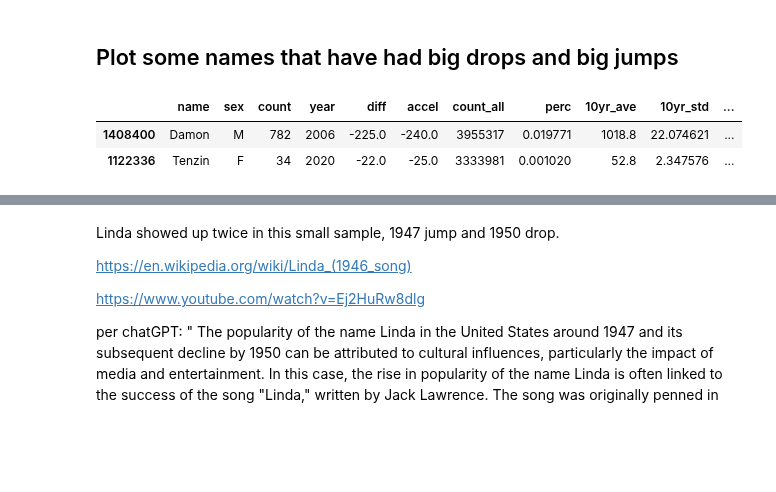
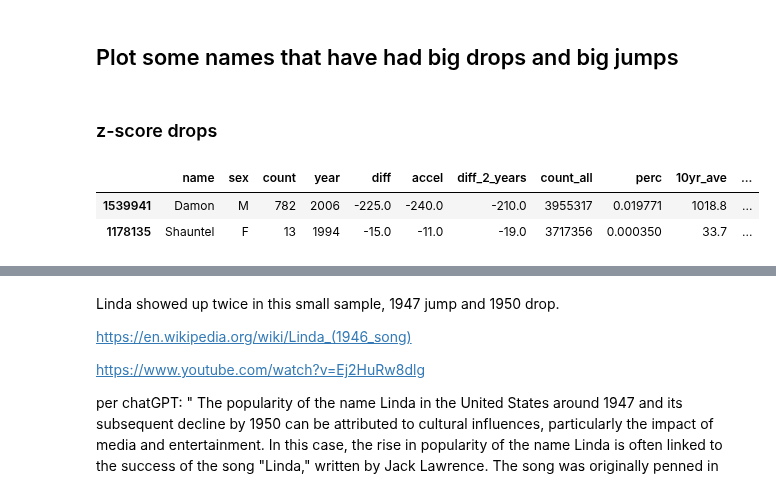
Before and after one commit to paulsch1/capstone, a Jupyter notebook: cap2_national.ipynb, the cells around one changed output, grey strips where cells are left out. Drawn from its saved outputs; the diff is of its cells as text; code cells hidden in the pictures; blank space fills up the shorter version.

```diff
--- a/cap2_national.ipynb
+++ b/cap2_national.ipynb
@@ -123,0 +130,5 @@ A jump that occurs between January and December will be more noticeable than a j
+# %%
+# Calculating the two year difference
+national_df['diff_2_years'] = national_df.groupby(['sex','name'])['count'].diff(periods=2)
+
+national_df.head(12)
@@ -148,0 +151,9 @@ dfn2[['year','perc']].groupby(['year']).sum().sample(5)
+# %%
+#Calculate the totala counts per year
+national_df['count_all'] = national_df.groupby('year')['count'].transform('sum')
+
+#Calculate the percentage
+national_df['perc'] = 100 * national_df['count'] / national_df['count_all']
+
+#Display dataframe
+national_df.head()
@@ -195,0 +170,21 @@ dfn2.iloc[108:129,:]
+# %%
+#Sort dataframe
+std_df = national_df.sort_values(by=['name', 'sex', 'year'])
+
+# Calculate 10-year rolling average and standard deviation
+std_df['10yr_ave'] = std_df.groupby(['name', 'sex'])['count'].transform(lambda x: x.rolling(window=10, min_periods=10).mean().shift(1))
+std_df['10yr_std'] = std_df.groupby(['name', 'sex'])['count'].transform(lambda x: x.rolling(window=10, min_periods=10).std().shift(1))
+
+# Calculate the difference from the 10-year average
+std_df['diff_from_10yr_ave'] = std_df['count'] - std_df['10yr_ave']
+
+# Calculate the z-score
+std_df['10yr_z_score'] = std_df['diff_from_10yr_ave'] / std_df['10yr_std']
+
+n_std_dev = 2
+
+# Identify jumps or drops
+std_df['jump_or_drop'] = std_df['10yr_z_score'].apply(lambda x: 'jump' if x > n_std_dev else ('drop' if x < -n_std_dev else None))
+
+#Display dataframe
+std_df.head(20)
@@ -196,10 +209,15 @@ dfn2.iloc[108:129,:]
 # %% [markdown]
 ## Plot some names that have had big drops and big jumps
+# %% [markdown]
+### z-score drops
 # %%
-z1 = dfn2.sort_values(by=['10yr_z_score']).head(2)
-z1['type']='z-score drop'
-z1
+#Look at z-score drops
+zdrop_df = std_df.sort_values(by=['10yr_z_score']).head(2)
+zdrop_df['type']='z-score drop'
+
+#Display dataframe
+zdrop_df
 # %% [output]
-|  | name | sex | count | year | diff | accel | count_all | perc | 10yr_ave | 10yr_std | ... |
-| 1408400 | Damon | M | 782 | 2006 | -225.0 | -240.0 | 3955317 | 0.019771 | 1018.8 | 22.074621 | ... |
-| 1122336 | Tenzin | F | 34 | 2020 | -22.0 | -25.0 | 3333981 | 0.001020 | 52.8 | 2.347576 | ... |
+|  | name | sex | count | year | diff | accel | diff_2_years | count_all | perc | 10yr_ave | ... |
+| 1539941 | Damon | M | 782 | 2006 | -225.0 | -240.0 | -210.0 | 3955317 | 0.019771 | 1018.8 | ... |
+| 1178135 | Shauntel | F | 13 | 1994 | -15.0 | -11.0 | -19.0 | 3717356 | 0.000350 | 33.7 | ... |
```
Also changed, not shown: parts of 32 cells of this notebook.
